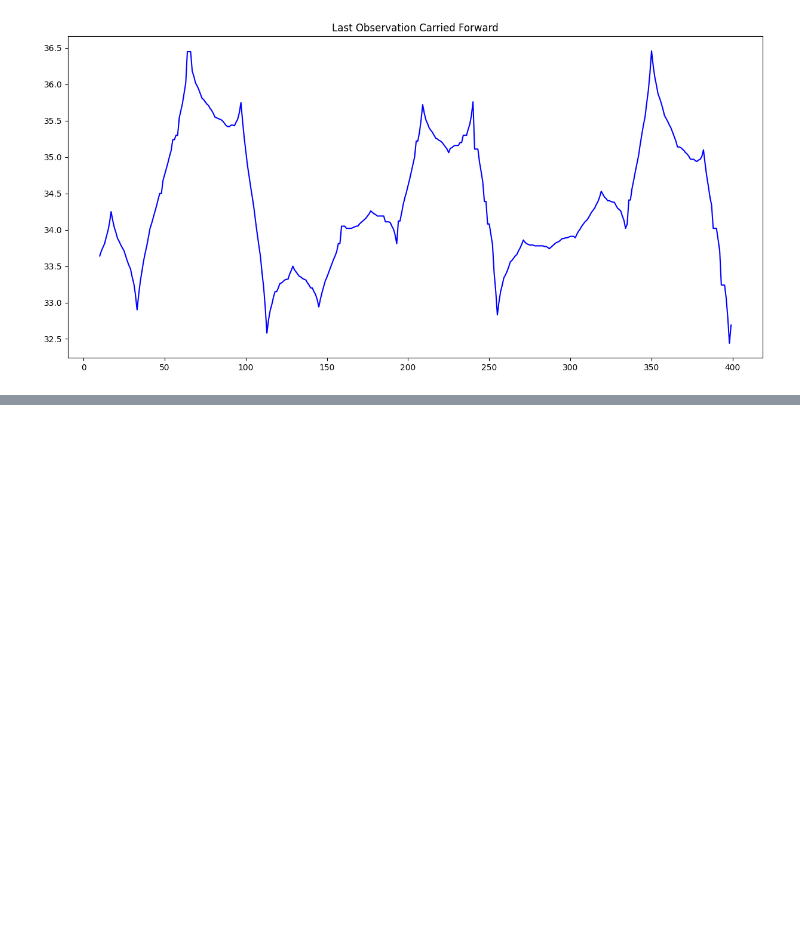
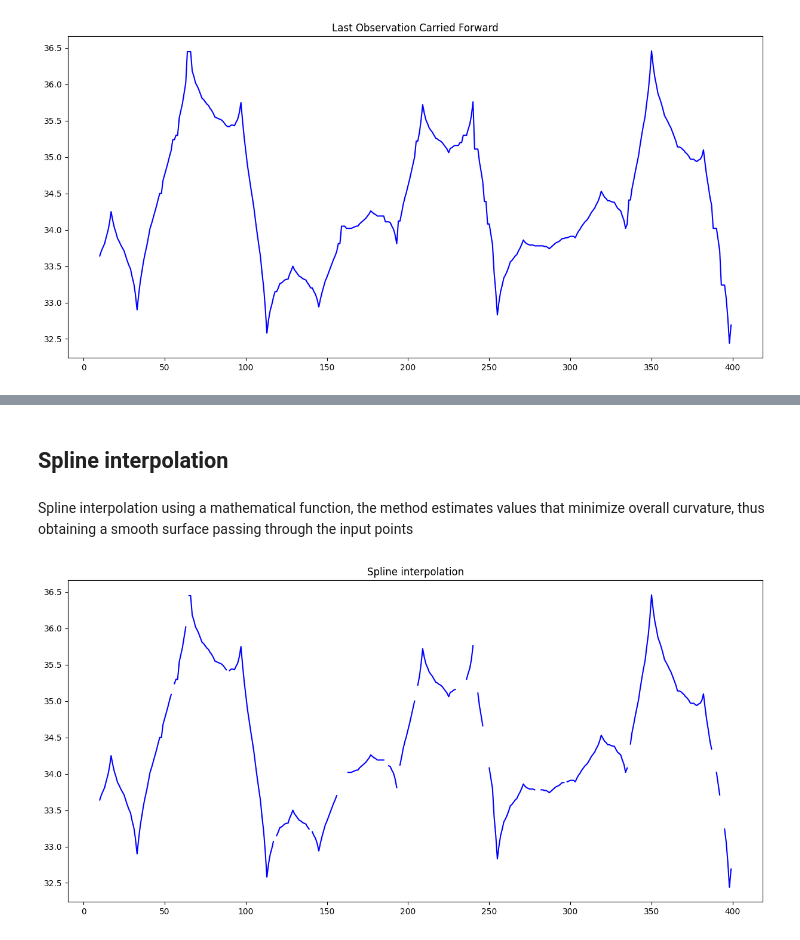
Before and after one commit to adricanovas/TemperatureDataImputation, a Jupyter notebook: DataImputation.ipynb, the cells around one changed output, grey strips where cells are left out. Drawn from its saved outputs; the diff is of its cells as text; code cells hidden in the pictures; blank space fills up the shorter version.

```diff
--- a/DataImputation.ipynb
+++ b/DataImputation.ipynb
@@ -143,0 +163,17 @@ pd.plotting.lag_plot(cleanDataSet, lag=1)
+# %% [markdown]
+## Spline interpolation
+# %% [markdown]
+Spline interpolation using a mathematical function, the method estimates values that minimize overall curvature, thus obtaining a smooth surface passing through the input points
+# %%
+# figure size
+plt.rcParams['figure.figsize']=(15,7)
+# On the customer column of our data, impute the missing values with the LOCF
+dataset= dataClean[0].interpolate(option='spline')
+# plot our time series with imputed values
+plt.plot(dataset[10:400], color='blue')
+#Plot tittle
+plt.title('Spline interpolation')
+# show the plot
+plt.show()
+# %% [output]
+[figure, added]
```
Also changed, not shown: parts of 37 cells of this notebook, 1 other file.
